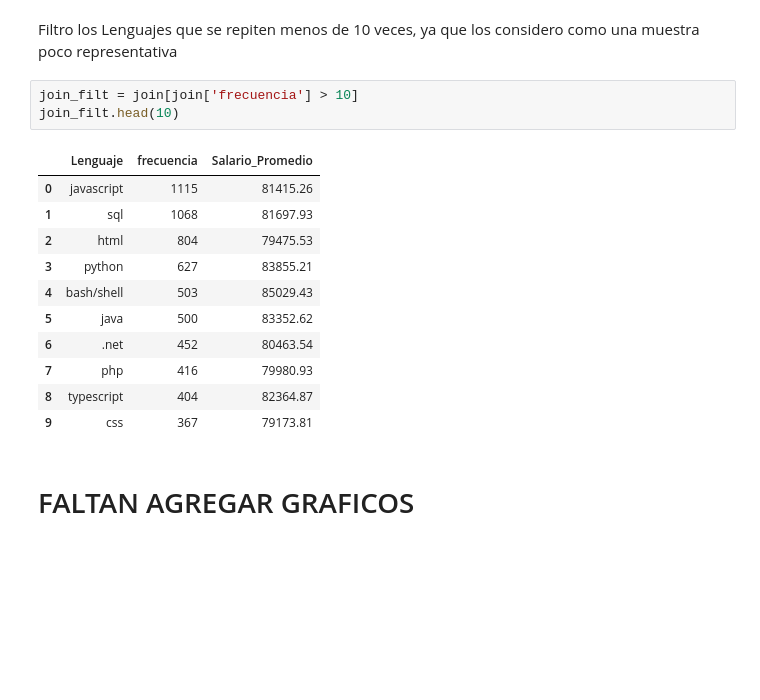
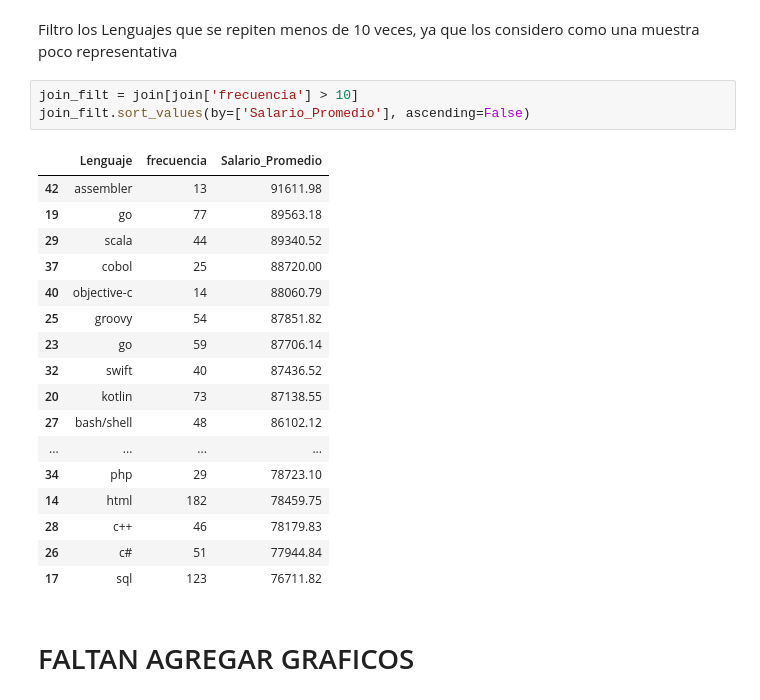
Before and after one commit to ferborghello/Diplo2022_Grupo16, a Jupyter notebook: Entregable_Parte_1_FB_Faltan_Graficos.ipynb, the cells around one changed output. Cells and saved outputs as stored; diff of their text form; blank space fills up the shorter version.

```diff
--- a/Entregable_Parte_1_FB_Faltan_Graficos.ipynb
+++ b/Entregable_Parte_1_FB_Faltan_Graficos.ipynb
@@ -221,19 +221,25 @@ El siguiente código permite seleccionar sólo las filas donde el valor de la co
 Filtro los Lenguajes que se repiten menos de 10 veces, ya que los considero como una muestra poco representativa
 # %%
 join_filt = join[join['frecuencia'] > 10]
-join_filt.head(10)
+join_filt.sort_values(by=['Salario_Promedio'], ascending=False)
 # %% [output]
 |  | Lenguaje | frecuencia | Salario_Promedio |
-| 0 | javascript | 1115 | 81415.26 |
-| 1 | sql | 1068 | 81697.93 |
-| 2 | html | 804 | 79475.53 |
-| 3 | python | 627 | 83855.21 |
-| 4 | bash/shell | 503 | 85029.43 |
-| 5 | java | 500 | 83352.62 |
-| 6 | .net | 452 | 80463.54 |
-| 7 | php | 416 | 79980.93 |
-| 8 | typescript | 404 | 82364.87 |
-| 9 | css | 367 | 79173.81 |
+| 42 | assembler | 13 | 91611.98 |
+| 19 | go | 77 | 89563.18 |
+| 29 | scala | 44 | 89340.52 |
+| 37 | cobol | 25 | 88720.00 |
+| 40 | objective-c | 14 | 88060.79 |
+| 25 | groovy | 54 | 87851.82 |
+| 23 | go | 59 | 87706.14 |
+| 32 | swift | 40 | 87436.52 |
+| 20 | kotlin | 73 | 87138.55 |
+| 27 | bash/shell | 48 | 86102.12 |
+| ... | ... | ... | ... |
+| 34 | php | 29 | 78723.10 |
+| 14 | html | 182 | 78459.75 |
+| 28 | c++ | 46 | 78179.83 |
+| 26 | c# | 51 | 77944.84 |
+| 17 | sql | 123 | 76711.82 |
 # %% [markdown]
 # FALTAN AGREGAR GRAFICOS
 # %% [markdown]
```
Also changed, not shown: parts of 3 cells of this notebook.
